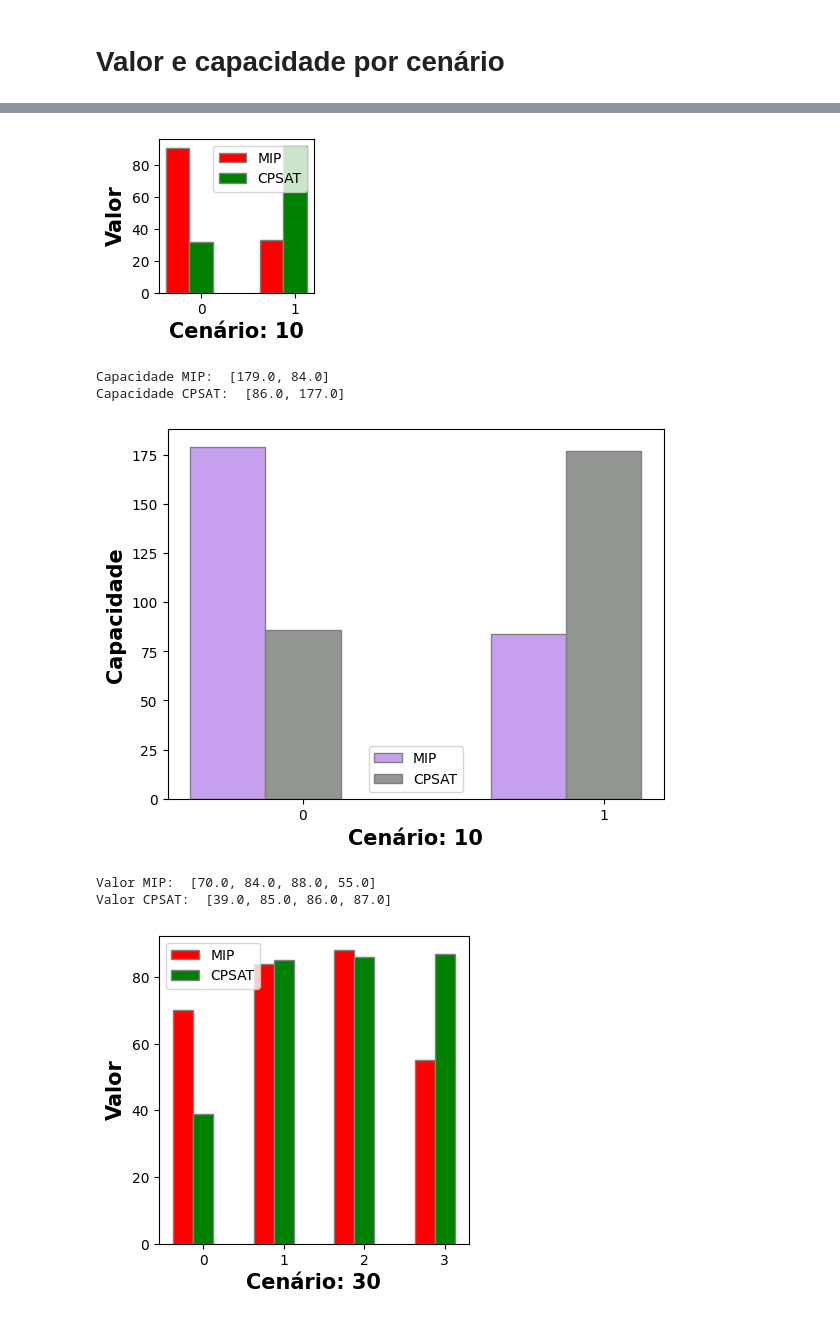
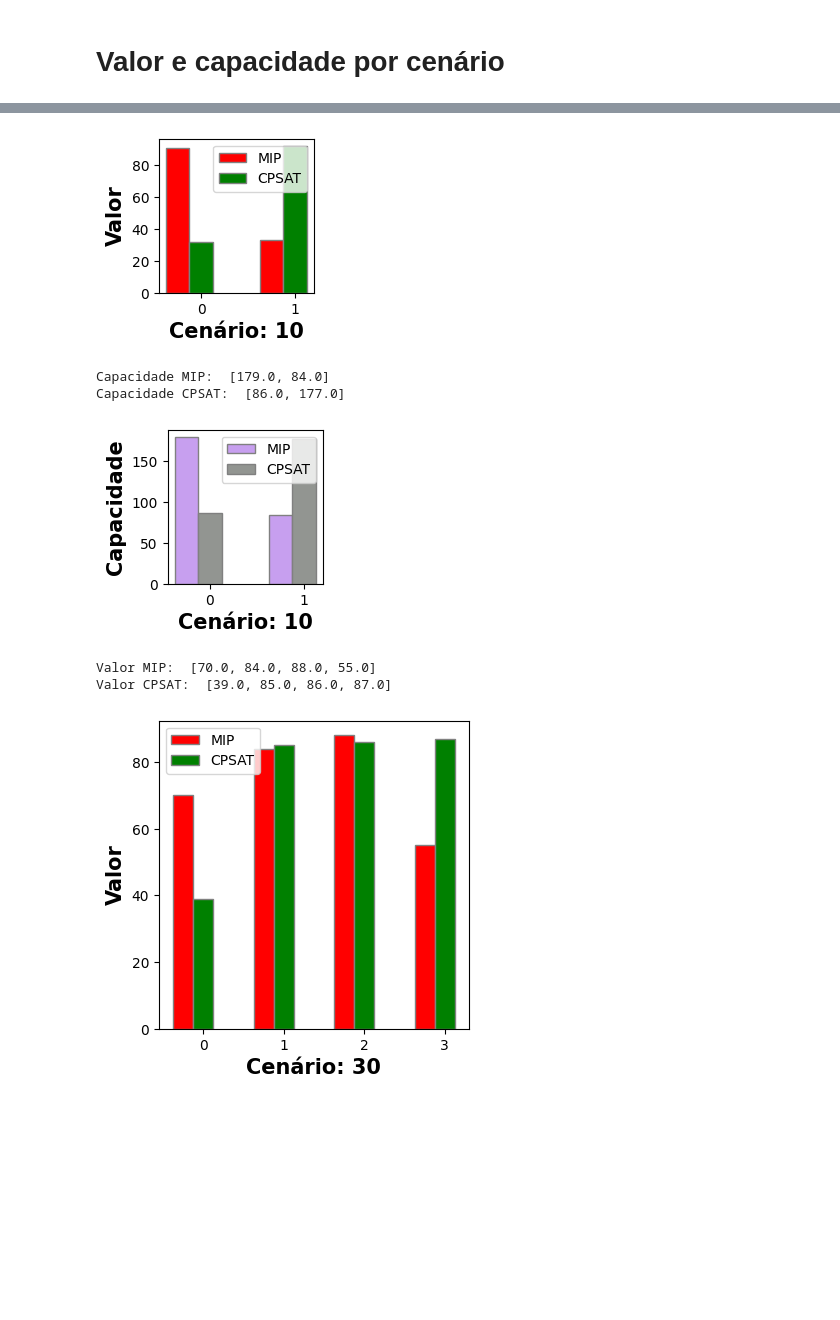
Before and after one commit to ronaldoagra/ppca-aed, a Jupyter notebook: src/04-avaliacao-experimentos-mip-cpsat.ipynb, the cells around one changed output, grey strips where cells are left out. Saved outputs shown, nothing was run; the diff lists cells and outputs as text; code cells hidden in the pictures; blank space fills up the shorter version.

```diff
--- a/src/04-avaliacao-experimentos-mip-cpsat.ipynb
+++ b/src/04-avaliacao-experimentos-mip-cpsat.ipynb
@@ -176,7 +176,7 @@ for cenario in list_cenarios:
     br1 = np.arange(len(barra_mip))
     br2 = [x + barWidth for x in br1]
 
-    plt.figure(figsize=(len(list_nome_sprint), len(list_nome_sprint) ))
+    #plt.figure(figsize=(len(list_nome_sprint), len(list_nome_sprint) ))
 
     # # Make the plot
     plt.bar(br1, barra_mip, color='r', width=barWidth, edgecolor='grey', label='MIP')
@@ -189,34 +189,36 @@ for cenario in list_cenarios:
     list_nome_sprint = np.arange(len(list_nome_sprint))
     plt.xticks([r + barWidth for r in range(len(list_nome_sprint))], list_nome_sprint)
 
     plt.legend()
     print('Valor MIP: ', barra_mip)
     print('Valor CPSAT: ', barra_cpsat)
     plt.show()
 
     #---
+    #plt.figure(figsize=(len(list_nome_sprint), len(list_nome_sprint) ))
     plt.bar(br1, barra_capacidade_mip, color='#c79fef', width=barWidth, edgecolor='grey', label='MIP')
     plt.bar(br2, barra_capacidade_cpsat, color='#929591', width=barWidth, edgecolor='grey', label='CPSAT')
 
     # # Adding Xticks
     plt.xlabel('Cenário: ' + str(cenario), fontweight='bold', fontsize=15)
     plt.ylabel('Capacidade', fontweight='bold', fontsize=15)
 
     list_nome_sprint = np.arange(len(list_nome_sprint))
     plt.xticks([r + barWidth for r in range(len(list_nome_sprint))], list_nome_sprint)
 
     print('Capacidade MIP: ', barra_capacidade_mip)
     print('Capacidade CPSAT: ', barra_capacidade_cpsat)
+
     plt.legend()
     plt.show()
 # %% [output]
 [10, 30, 50, 70, 100, 200, 300, 400]
 Valor MIP:  [91.0, 33.0]
 Valor CPSAT:  [32.0, 92.0]
 [figure]
 Capacidade MIP:  [179.0, 84.0]
 Capacidade CPSAT:  [86.0, 177.0]
-[figure, old version]
+[figure, new version]
 Valor MIP:  [70.0, 84.0, 88.0, 55.0]
 Valor CPSAT:  [39.0, 85.0, 86.0, 87.0]
 [figure]
```
Also changed, not shown: parts of 1 cell of this notebook.
